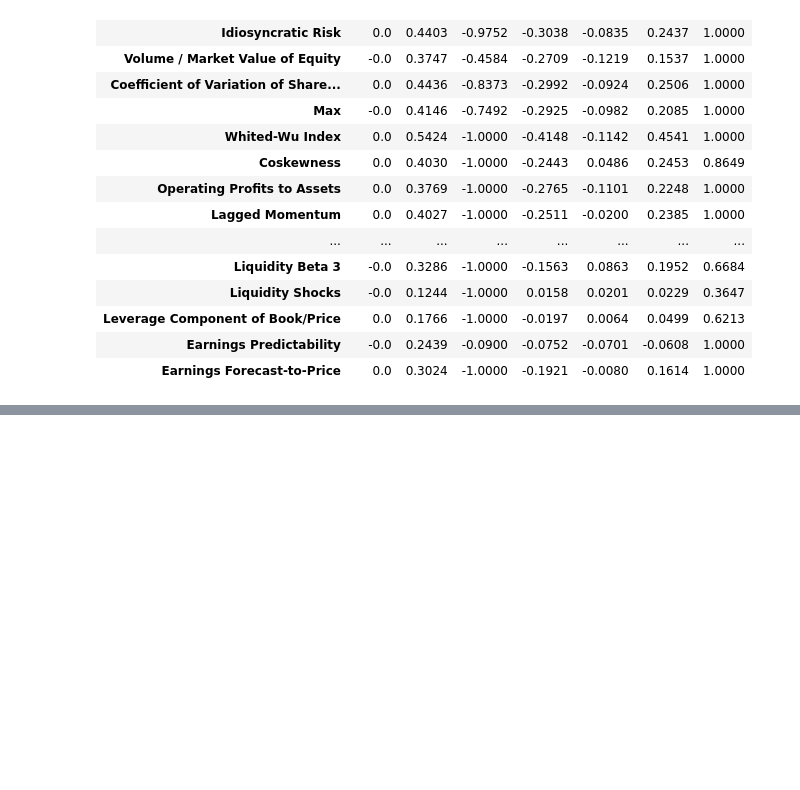
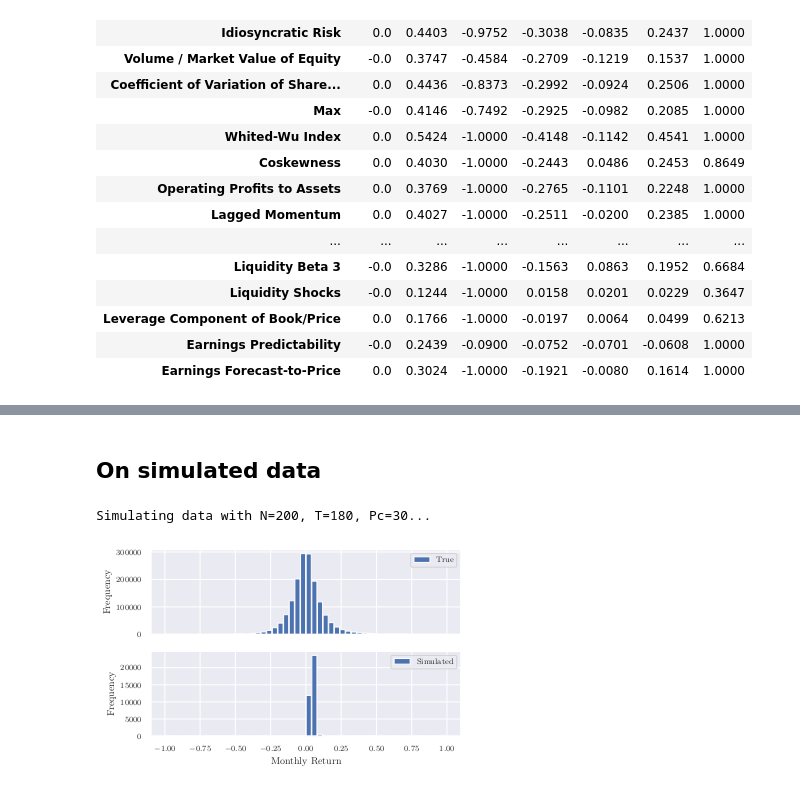
Before and after one commit to karolinachalupova/DiplomaThesis, a Jupyter notebook: figures_data.ipynb, the cells around one changed output, grey strips where cells are left out. Drawn from its saved outputs; the diff is of its cells as text; code cells hidden in the pictures; blank space fills up the shorter version.

```diff
--- a/figures_data.ipynb
+++ b/figures_data.ipynb
@@ -38,6 +38,7 @@ dt = Cleaned()
 dt.load()
 
 df = dt.features[SORTING]
+r = dt.targets["r"]
 # %%
 figures.plot_histograms(df)
 # %% [output]
@@ -135,3 +136,5 @@ figures.tabulate_meta()
 | Leverage Component of Book/Price | Accounting | Value | \cite{penman2007book} | JAR | Y |
 | Earnings Predictability | Accounting | Intangibles | \cite{francis2004costs} | AR | Y |
 | Earnings Forecast-to-Price | Analyst Forecasts | Other | \cite{elgers2001delayed} | AR | M |
+# %% [markdown]
+## On simulated data
@@ -137,0 +158,9 @@ figures.tabulate_meta()
+# %%
+dt_s_s = Simulated()
+dt_s_s.calculate(N=200, T=180, Pc=30, save=False)
+# %% [output]
+Simulating data with N=200, T=180, Pc=30...
+# %%
+figures.plot_returns_histogram_simulation(r, dt_s_s.targets["r"])
+# %% [output]
+[figure, added]
```
Also changed, not shown: parts of 11 cells of this notebook, 1 other file.
